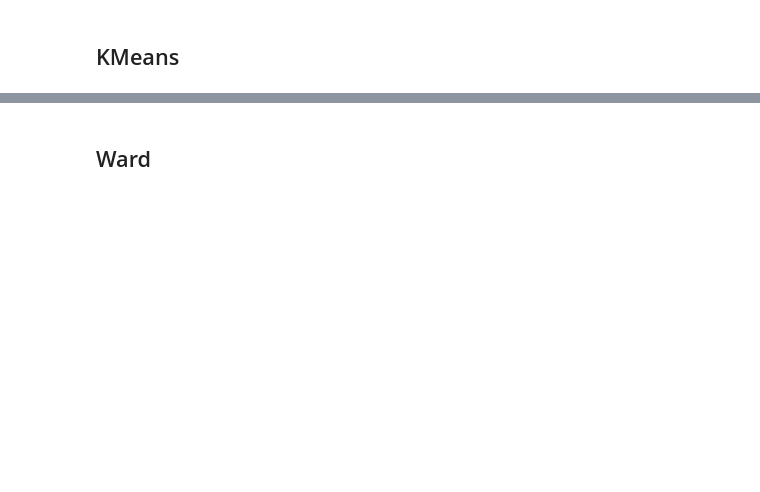
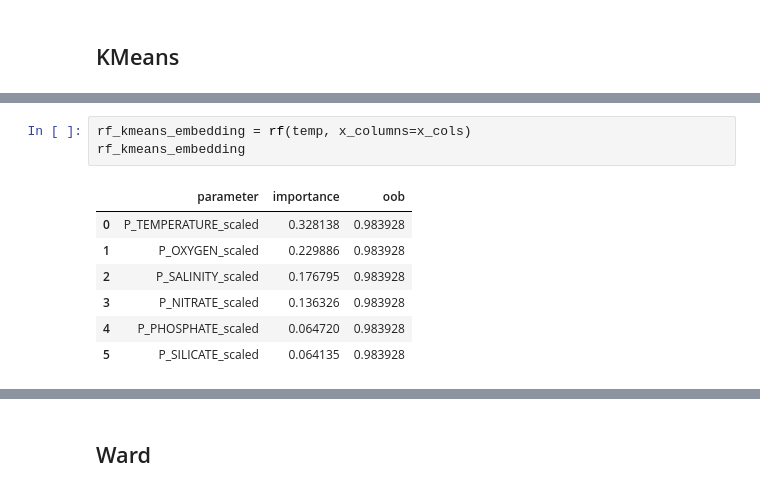
Before and after one commit to y-jenniges/ocean_clustering_and_validation, a Jupyter notebook: clustering_experiments/feature_importance.ipynb, the cells around one changed output, grey strips where cells are left out. Drawn from its saved outputs; the diff is of its cells as text; blank space fills up the shorter version.

```diff
--- a/clustering_experiments/feature_importance.ipynb
+++ b/clustering_experiments/feature_importance.ipynb
@@ -113 +111,12 @@ rf_kmeans_original
+# %%
+rf_kmeans_embedding = rf(temp, x_columns=x_cols)
+rf_kmeans_embedding
+# %% [output]
+|  | parameter | importance | oob |
+| 0 | P_TEMPERATURE_scaled | 0.328138 | 0.983928 |
+| 1 | P_OXYGEN_scaled | 0.229886 | 0.983928 |
+| 2 | P_SALINITY_scaled | 0.176795 | 0.983928 |
+| 3 | P_NITRATE_scaled | 0.136326 | 0.983928 |
+| 4 | P_PHOSPHATE_scaled | 0.064720 | 0.983928 |
+| 5 | P_SILICATE_scaled | 0.064135 | 0.983928 |
 # %%
```
Also changed, not shown: parts of 27 cells of this notebook.
